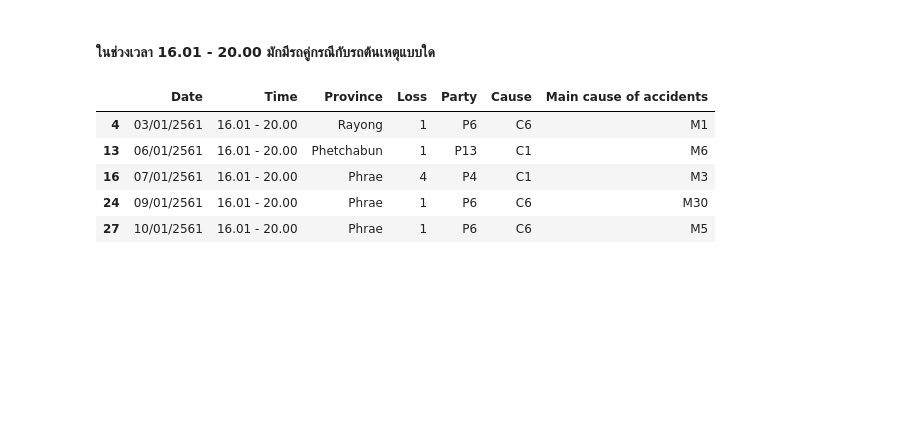
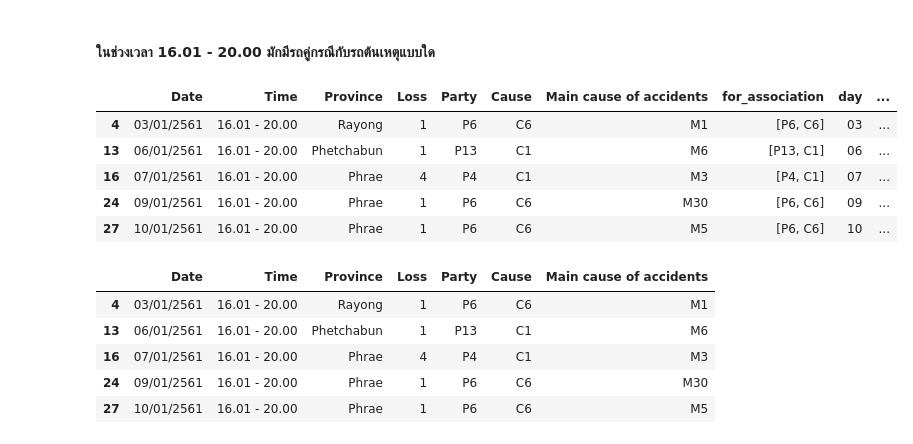
Before and after one commit to Aingon14/BSC_DPDM23, a Jupyter notebook: Group_project2.ipynb, the cells around one changed output. Drawn from its saved outputs; the diff is of its cells as text; code cells hidden in the pictures; blank space fills up the shorter version.

```diff
--- a/Group_project2.ipynb
+++ b/Group_project2.ipynb
@@ -1224,0 +1245,10 @@ from mlxtend.frequent_patterns import association_rules
+# %%
+test_split1 = test_split[test_split["Time"]== '16.01 - 20.00']
+test_split1.head()
+# %% [output]
+|  | Date | Time | Province | Loss | Party | Cause | Main cause of accidents | for_association | day | ... |
+| 4 | 03/01/2561 | 16.01 - 20.00 | Rayong | 1 | P6 | C6 | M1 | [P6, C6] | 03 | ... |
+| 13 | 06/01/2561 | 16.01 - 20.00 | Phetchabun | 1 | P13 | C1 | M6 | [P13, C1] | 06 | ... |
+| 16 | 07/01/2561 | 16.01 - 20.00 | Phrae | 4 | P4 | C1 | M3 | [P4, C1] | 07 | ... |
+| 24 | 09/01/2561 | 16.01 - 20.00 | Phrae | 1 | P6 | C6 | M30 | [P6, C6] | 09 | ... |
+| 27 | 10/01/2561 | 16.01 - 20.00 | Phrae | 1 | P6 | C6 | M5 | [P6, C6] | 10 | ... |
```
Also changed, not shown: parts of 19 cells of this notebook.
